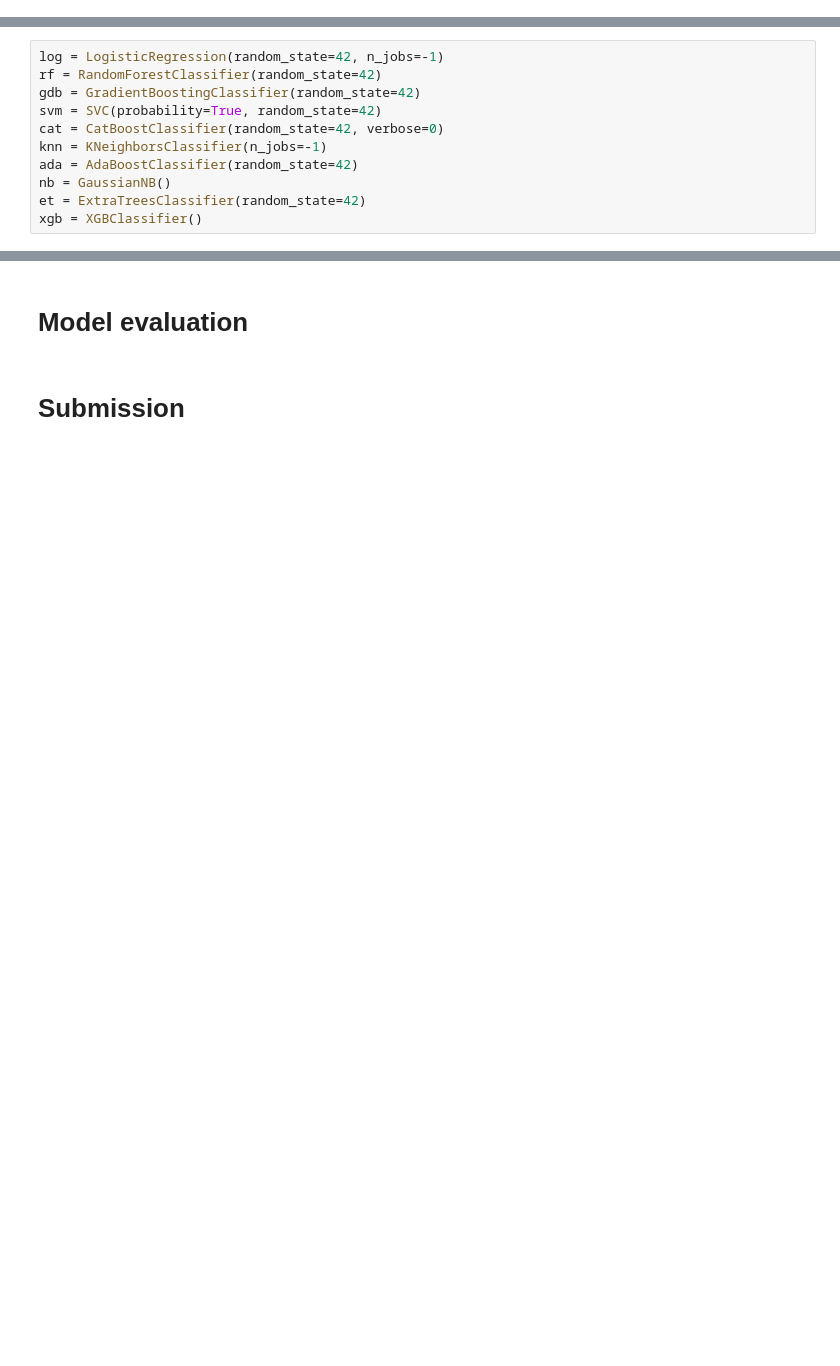
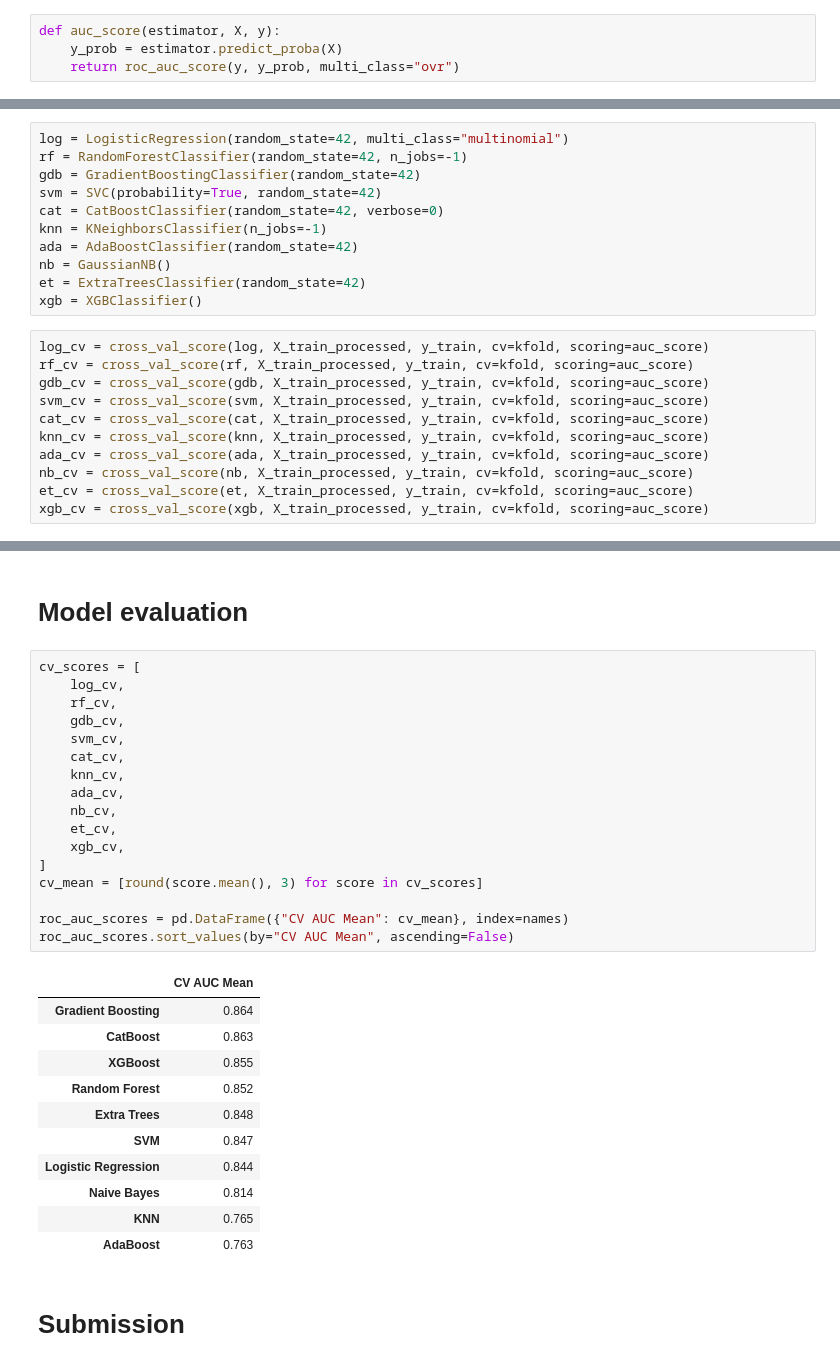
Before and after one commit to raydiwill/Steel-Plate-Defect-KaggleC, a Jupyter notebook: model.ipynb, the cells around one changed output, grey strips where cells are left out. Drawn from its saved outputs; the diff is of its cells as text; blank space fills up the shorter version.

Commit message:
Updated scores df

```diff
--- a/model.ipynb
+++ b/model.ipynb
@@ -87,3 +102,7 @@ kfold = StratifiedKFold(n_splits=10, shuffle=True, random_state=42)
+# %%
+def auc_score(estimator, X, y):
+    y_prob = estimator.predict_proba(X)
+    return roc_auc_score(y, y_prob, multi_class="ovr")
 # %% [markdown]
 # EDA
 # %%
@@ -333,8 +352,8 @@ You can set `force_col_wise=true` to remove the overhead.
 [LightGBM] [Info] Start training from score -1.076181
 [figure]
 # %%
-log = LogisticRegression(random_state=42, n_jobs=-1)
-rf = RandomForestClassifier(random_state=42)
+log = LogisticRegression(random_state=42, multi_class="multinomial")
+rf = RandomForestClassifier(random_state=42, n_jobs=-1)
 gdb = GradientBoostingClassifier(random_state=42)
 svm = SVC(probability=True, random_state=42)
 cat = CatBoostClassifier(random_state=42, verbose=0)
@@ -343,3 +362,14 @@ ada = AdaBoostClassifier(random_state=42)
 nb = GaussianNB()
 et = ExtraTreesClassifier(random_state=42)
 xgb = XGBClassifier()
+# %%
+log_cv = cross_val_score(log, X_train_processed, y_train, cv=kfold, scoring=auc_score)
+rf_cv = cross_val_score(rf, X_train_processed, y_train, cv=kfold, scoring=auc_score)
+gdb_cv = cross_val_score(gdb, X_train_processed, y_train, cv=kfold, scoring=auc_score)
+svm_cv = cross_val_score(svm, X_train_processed, y_train, cv=kfold, scoring=auc_score)
+cat_cv = cross_val_score(cat, X_train_processed, y_train, cv=kfold, scoring=auc_score)
+knn_cv = cross_val_score(knn, X_train_processed, y_train, cv=kfold, scoring=auc_score)
+ada_cv = cross_val_score(ada, X_train_processed, y_train, cv=kfold, scoring=auc_score)
+nb_cv = cross_val_score(nb, X_train_processed, y_train, cv=kfold, scoring=auc_score)
+et_cv = cross_val_score(et, X_train_processed, y_train, cv=kfold, scoring=auc_score)
+xgb_cv = cross_val_score(xgb, X_train_processed, y_train, cv=kfold, scoring=auc_score)
@@ -346,4 +394,33 @@ xgb = XGBClassifier()
 # %% [markdown]
 # Model evaluation
+# %%
+cv_scores = [
+    log_cv,
+    rf_cv,
+    gdb_cv,
+    svm_cv,
+    cat_cv,
+    knn_cv,
+    ada_cv,
+    nb_cv,
+    et_cv,
+    xgb_cv,
+]
+cv_mean = [round(score.mean(), 3) for score in cv_scores]
+
+roc_auc_scores = pd.DataFrame({"CV AUC Mean": cv_mean}, index=names)
+roc_auc_scores.sort_values(by="CV AUC Mean", ascending=False)
+# %% [output]
+|  | CV AUC Mean |
+| Gradient Boosting | 0.864 |
+| CatBoost | 0.863 |
+| XGBoost | 0.855 |
+| Random Forest | 0.852 |
+| Extra Trees | 0.848 |
+| SVM | 0.847 |
+| Logistic Regression | 0.844 |
+| Naive Bayes | 0.814 |
+| KNN | 0.765 |
+| AdaBoost | 0.763 |
 # %% [markdown]
 # Submission
```
Also changed, not shown: parts of 4 cells of this notebook.
